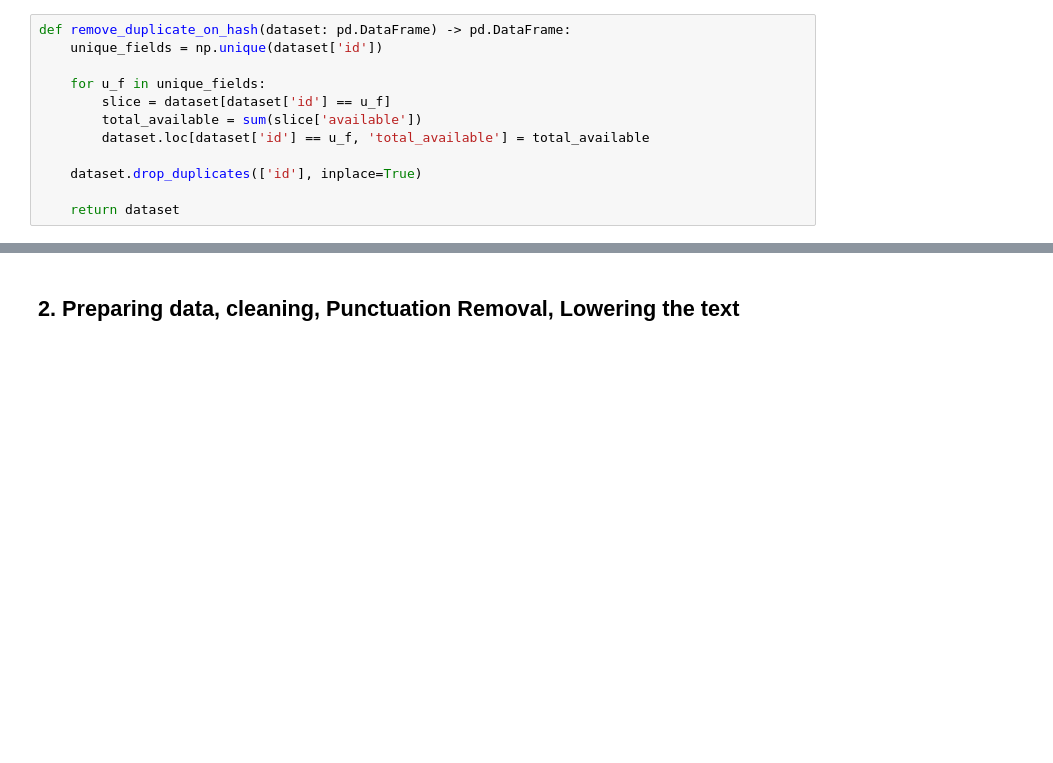
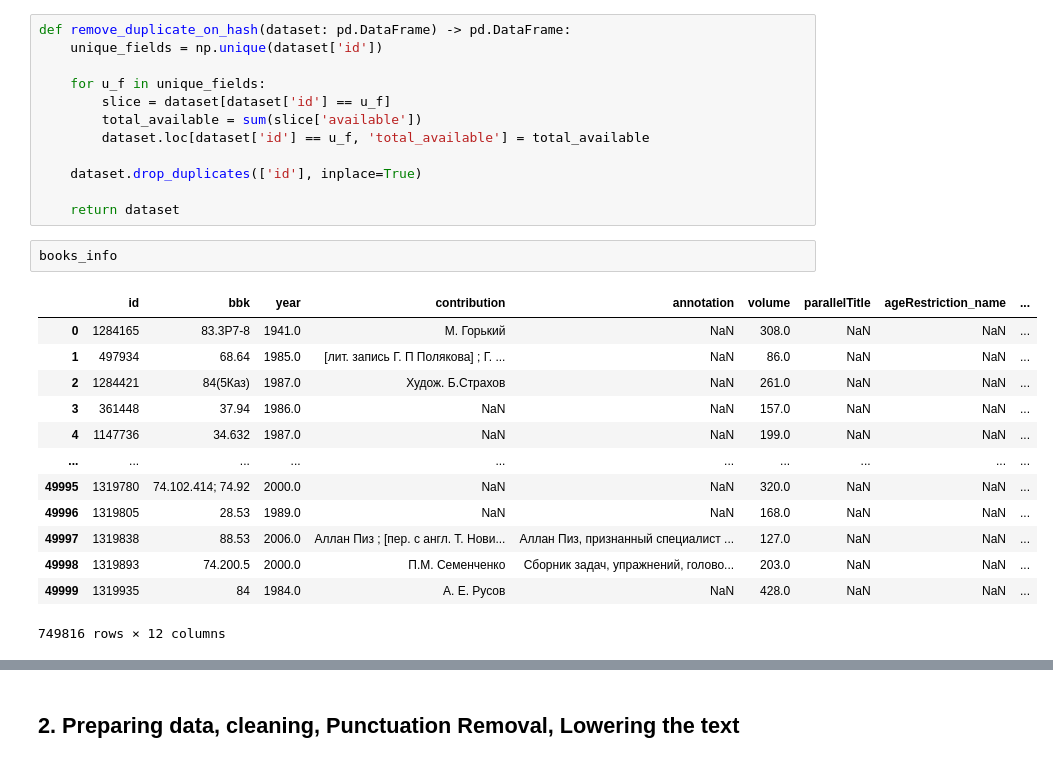
Before and after one commit to MAGLeb/hackaton-2021-recsys, a Jupyter notebook: notebooks/books_preprocessing.ipynb, the cells around one changed output, grey strips where cells are left out. Drawn from its saved outputs; the diff is of its cells as text; blank space fills up the shorter version.

```diff
--- a/notebooks/books_preprocessing.ipynb
+++ b/notebooks/books_preprocessing.ipynb
@@ -247,6 +294,22 @@ def remove_duplicate_on_hash(dataset: pd.DataFrame) -> pd.DataFrame:
     dataset.drop_duplicates(['id'], inplace=True)
 
     return dataset
+# %%
+books_info
+# %% [output]
+|  | id | bbk | year | contribution | annotation | volume | parallelTitle | ageRestriction_name | ... |
+| 0 | 1284165 | 83.3Р7-8 | 1941.0 | М. Горький | NaN | 308.0 | NaN | NaN | ... |
+| 1 | 497934 | 68.64 | 1985.0 | [лит. запись Г. П Полякова] ; Г. ... | NaN | 86.0 | NaN | NaN | ... |
+| 2 | 1284421 | 84(5Каз) | 1987.0 | Худож. Б.Страхов | NaN | 261.0 | NaN | NaN | ... |
+| 3 | 361448 | 37.94 | 1986.0 | NaN | NaN | 157.0 | NaN | NaN | ... |
+| 4 | 1147736 | 34.632 | 1987.0 | NaN | NaN | 199.0 | NaN | NaN | ... |
+| ... | ... | ... | ... | ... | ... | ... | ... | ... | ... |
+| 49995 | 1319780 | 74.102.414; 74.92 | 2000.0 | NaN | NaN | 320.0 | NaN | NaN | ... |
+| 49996 | 1319805 | 28.53 | 1989.0 | NaN | NaN | 168.0 | NaN | NaN | ... |
+| 49997 | 1319838 | 88.53 | 2006.0 | Аллан Пиз ; [пер. с англ. Т. Нови... | Аллан Пиз, признанный специалист ... | 127.0 | NaN | NaN | ... |
+| 49998 | 1319893 | 74.200.5 | 2000.0 | П.М. Семенченко | Сборник задач, упражнений, голово... | 203.0 | NaN | NaN | ... |
+| 49999 | 1319935 | 84 | 1984.0 | А. Е. Русов | NaN | 428.0 | NaN | NaN | ... |
+749816 rows × 12 columns
 # %%
 books_info.columns = ['id', 'bbk', 'year', 'author', 'annotation', 'volume',
                       'title_additional', 'age_restriction', 'rubrics', 'author_id',
```
Also changed, not shown: parts of 18 cells of this notebook, 2 other files.
